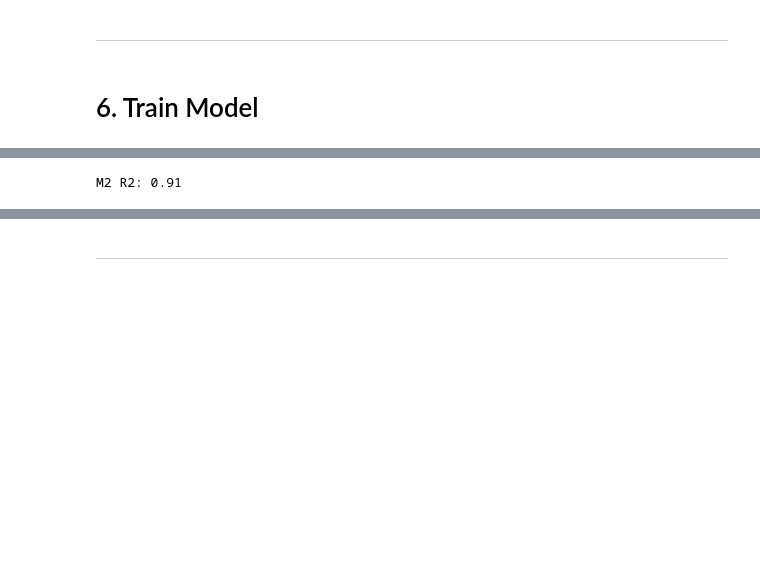
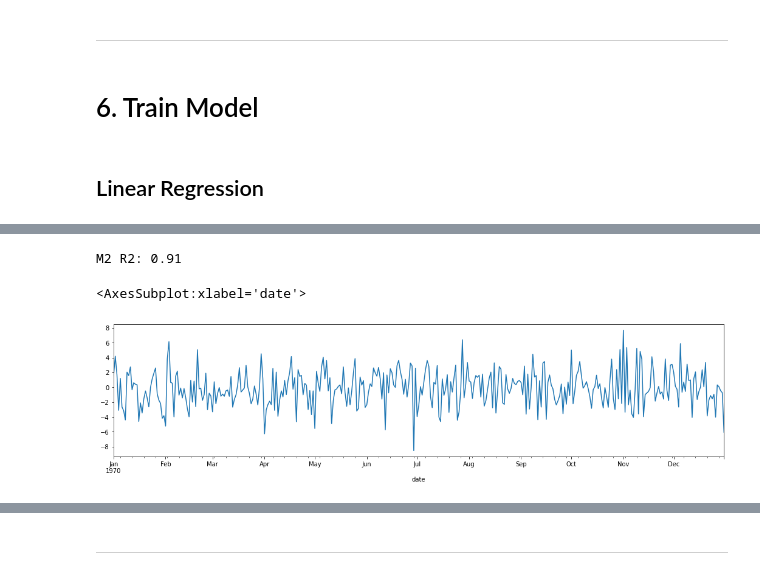
Before and after one commit to BGSoares/Bootcamp-Data-Science, a Jupyter notebook: 07-Temperature-Forecast/Temperature-Forecast.ipynb, the cells around one changed output, grey strips where cells are left out. Saved outputs shown, nothing was run; the diff lists cells and outputs as text; code cells hidden in the pictures; blank space fills up the shorter version.

```diff
--- a/07-Temperature-Forecast/Temperature-Forecast.ipynb
+++ b/07-Temperature-Forecast/Temperature-Forecast.ipynb
@@ -116,10 +124,5 @@ print('Test starts:', df_test.index.min(), 'Test ends :', df_test.index.max())
 Train starts: 1946-10-01 00:00:00 Train ends: 2006-09-30 00:00:00
 Test starts: 2006-10-01 00:00:00 Test ends : 2021-09-30 00:00:00
-# %%
-''' X and y are separated. X is reshaped to prevent breaking feature engineering function. '''
-
-X = np.reshape(df_train.index, (-1,1))
-y = df_train['tg']
 # %% [markdown]
 ---
 # %% [markdown]
@@ -187,35 +190,14 @@ def remove_trend_seasonal(df, season_granularity='month'):
 
 
 
-def lag(df, n=3):
+def lag(df, n=4):
 
     ''' Creates lag functions for lags 1 to n. Drops NAs '''
 
     for iter in range(1,n+1):
-        df[f'lag{iter}'] = df['remainder'].shift(iter)
+        df[f'remainder_lag{iter}'] = df['remainder'].shift(iter)
 
     df = df.dropna() # Drops NAs generated through lags.
-
-    return df
-
-
-
-def standard_scale(x):
-
-    '''  '''
-
-    x_scaled = (x - x.mean())/x.std()
-
-    return x_scaled
-
-
-
-def scale_columns (df, columns_list):
-
-    ''' Splits dataframe into y (tg) and X vriables. '''
-
-    for column in columns_list:
-        df[column] = standard_scale(df[column])
 
     return df
 
@@ -314,6 +315,8 @@ if plot:
 ---
 # %% [markdown]
 # 6. Train Model
+# %% [markdown]
+## Linear Regression
 # %% [markdown]
 Now, I train a linear modelled as follows:
 
@@ -321,12 +324,14 @@ $ y_t = \beta_{0} + \beta_{1} X_{timestep,\ t} + \beta_{2} X_{Feb\_dummy,\ t} +
 
 Where $ y_{t} $ is temperature in degrees celsius, $ X_{timestep} $ is the timestep value (linearized datetime), $ X_{Feb\_dummy} $ to $ X_{Dec\_dummy} $ are month one-hot encoded dummies, and $ X_{R, t-n} $ are the lags of the remainder (signal leftover after de-trending and de-seasonalizing).
 # %%
-''' Callinga and fitting model. '''
-
 m2 = LinearRegression()
 m2.fit(X_train_model, y_train_model)
-df_train_model['pred_ar3'] = m2.predict(X_train_model)
+print('M2 R2:', round(m2.score(X_train_model, y_train_model),2))
+# %% [output]
+M2 R2: 0.91
-# %%
-print('M2 R2:', round(m2.score(X_train_model, y_train_model),2))
-# %% [output]
-M2 R2: 0.91
+# %%
+residuals_m2 = y_train_model - m2.predict(X_train_model)
+residuals_m2[residuals_m2.index.year==1970].plot()
+# %% [output]
+<AxesSubplot:xlabel='date'>
+[figure, added]
```
Also changed, not shown: parts of 43 cells of this notebook, 1 other file.
